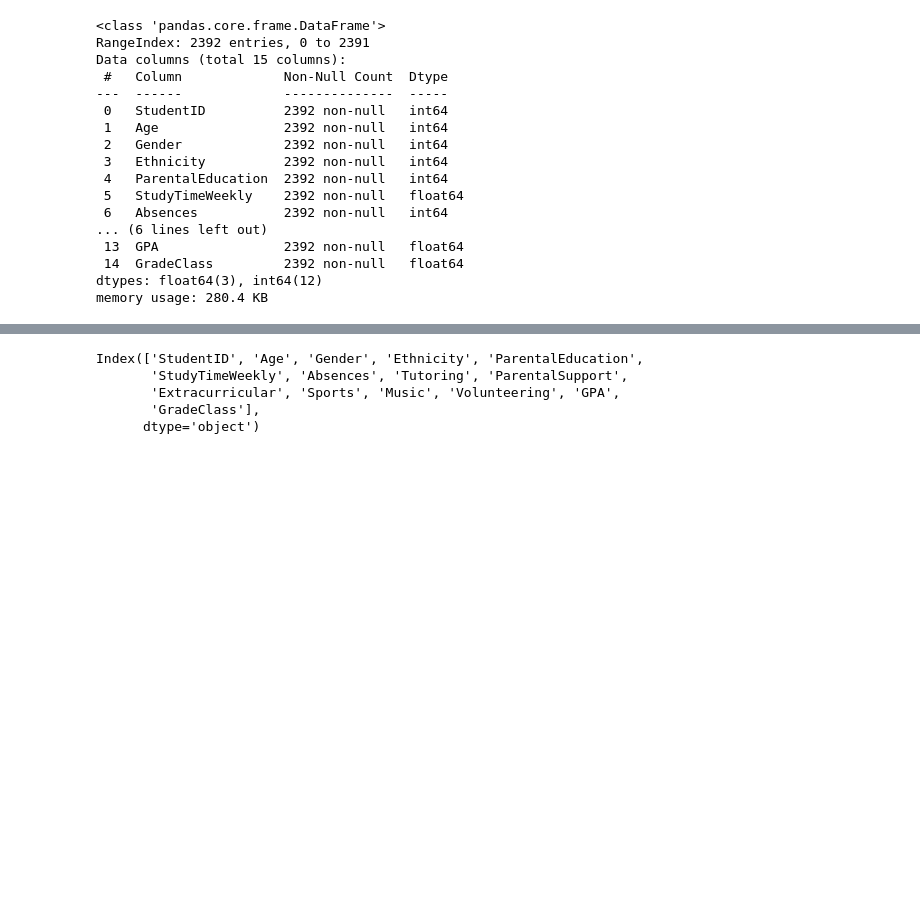
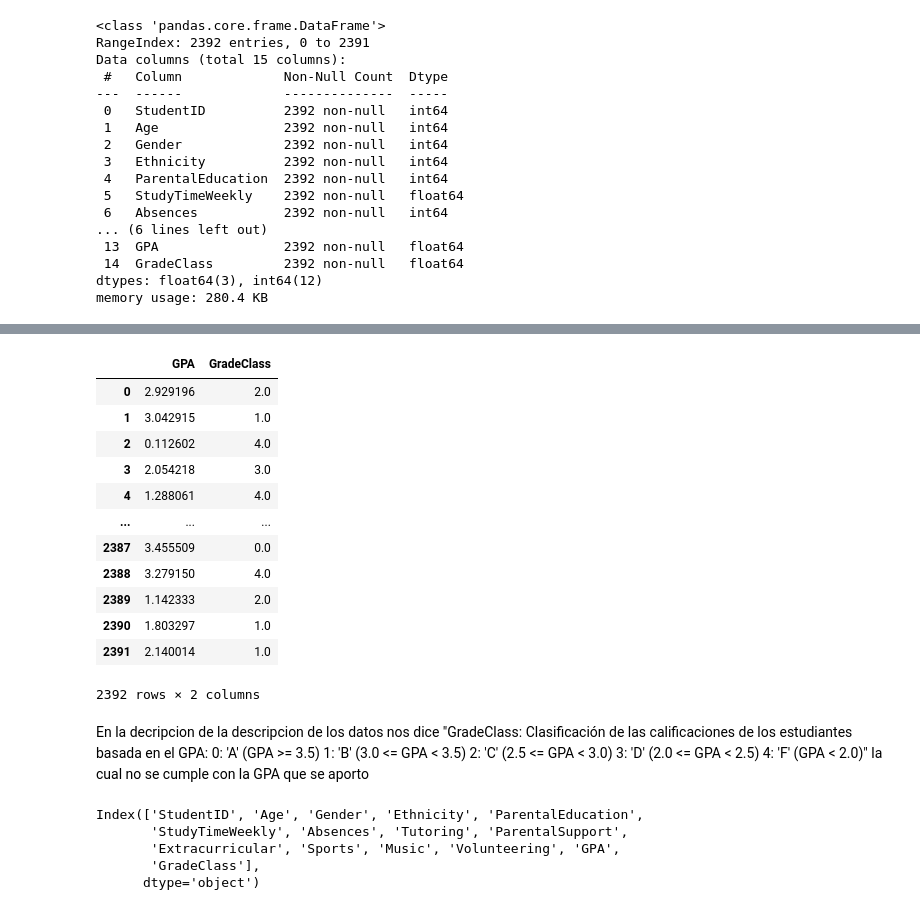
Before and after one commit to thejoresp/ProcesamientoML, a Jupyter notebook: procesamentiML.ipynb, the cells around one changed output, grey strips where cells are left out. Cells and saved outputs as stored; diff of their text form; code cells hidden in the pictures; blank space fills up the shorter version.

```diff
--- a/procesamentiML.ipynb
+++ b/procesamentiML.ipynb
@@ -105,3 +76,28 @@ Name: count, dtype: int64
+# %%
+perfomance[['GPA', 'GradeClass']]
+# %% [output]
+|  | GPA | GradeClass |
+| 0 | 2.929196 | 2.0 |
+| 1 | 3.042915 | 1.0 |
+| 2 | 0.112602 | 4.0 |
+| 3 | 2.054218 | 3.0 |
+| 4 | 1.288061 | 4.0 |
+| ... | ... | ... |
+| 2387 | 3.455509 | 0.0 |
+| 2388 | 3.279150 | 4.0 |
+| 2389 | 1.142333 | 2.0 |
+| 2390 | 1.803297 | 1.0 |
+| 2391 | 2.140014 | 1.0 |
+2392 rows × 2 columns
+# %% [markdown]
+En la decripcion de la descripcion de los datos nos dice
+"GradeClass: Clasificación de las calificaciones de los estudiantes basada en el GPA:
+0: 'A' (GPA >= 3.5)
+1: 'B' (3.0 <= GPA < 3.5)
+2: 'C' (2.5 <= GPA < 3.0)
+3: 'D' (2.0 <= GPA < 2.5)
+4: 'F' (GPA < 2.0)"
+la cual no se cumple con la GPA que se aporto
 # %%
 perfomance.columns
 # %% [output]
```
Also changed, not shown: parts of 20 cells of this notebook.
